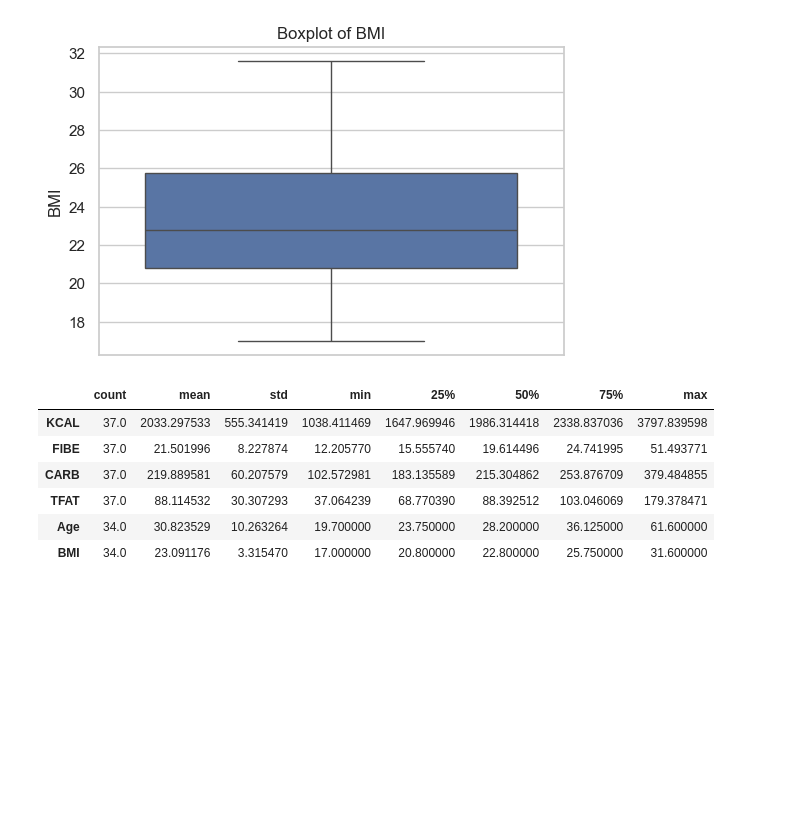
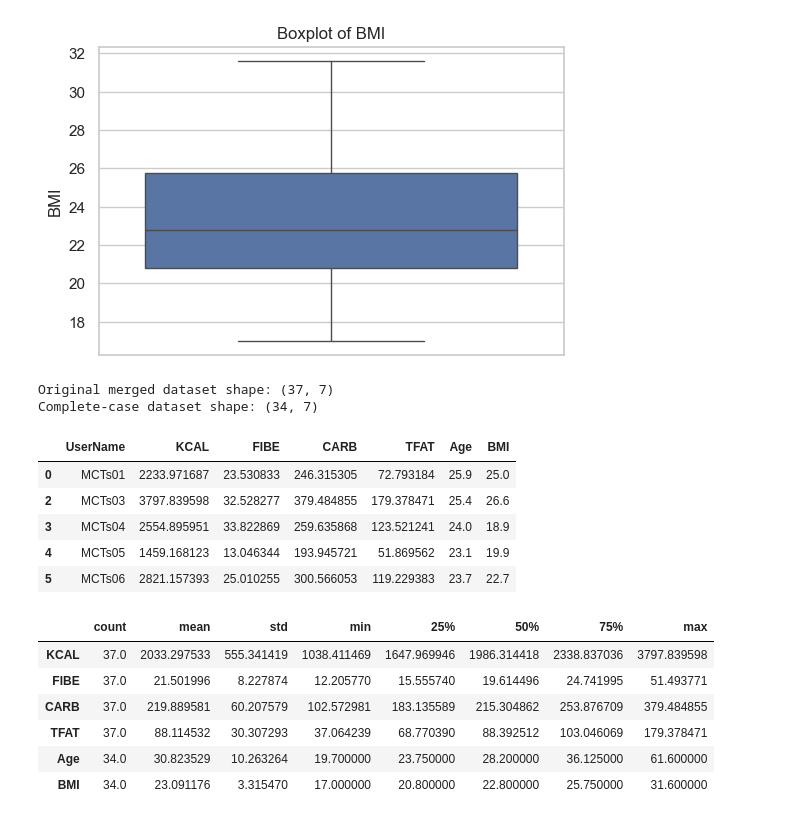
Before and after one commit to MayaGold42/Gut-Microbiome-Project_year3, a Jupyter notebook: 03_dietary_profiling.ipynb, the cells around one changed output. Saved outputs shown, nothing was run; the diff lists cells and outputs as text; code cells hidden in the pictures; blank space fills up the shorter version.

```diff
--- a/03_dietary_profiling.ipynb
+++ b/03_dietary_profiling.ipynb
@@ -329,6 +329,24 @@ for col in analysis_columns:
 [figure]
 [figure]
 [figure]
+# %%
+# Create a complete-case dataset for analyses requiring participant metadata
+
+df_analysis_complete = df_analysis_full.dropna(subset=["Age", "BMI"]).copy()
+
+print("Original merged dataset shape:", df_analysis_full.shape)
+print("Complete-case dataset shape:", df_analysis_complete.shape)
+
+display(df_analysis_complete.head())
+# %% [output]
+Original merged dataset shape: (37, 7)
+Complete-case dataset shape: (34, 7)
+|  | UserName | KCAL | FIBE | CARB | TFAT | Age | BMI |
+| 0 | MCTs01 | 2233.971687 | 23.530833 | 246.315305 | 72.793184 | 25.9 | 25.0 |
+| 2 | MCTs03 | 3797.839598 | 32.528277 | 379.484855 | 179.378471 | 25.4 | 26.6 |
+| 3 | MCTs04 | 2554.895951 | 33.822869 | 259.635868 | 123.521241 | 24.0 | 18.9 |
+| 4 | MCTs05 | 1459.168123 | 13.046344 | 193.945721 | 51.869562 | 23.1 | 19.9 |
+| 5 | MCTs06 | 2821.157393 | 25.010255 | 300.566053 | 119.229383 | 23.7 | 22.7 |
 # %%
 # Descriptive statistics for dietary and participant-level variables
 
```
Also changed, not shown: parts of 2 cells of this notebook.
